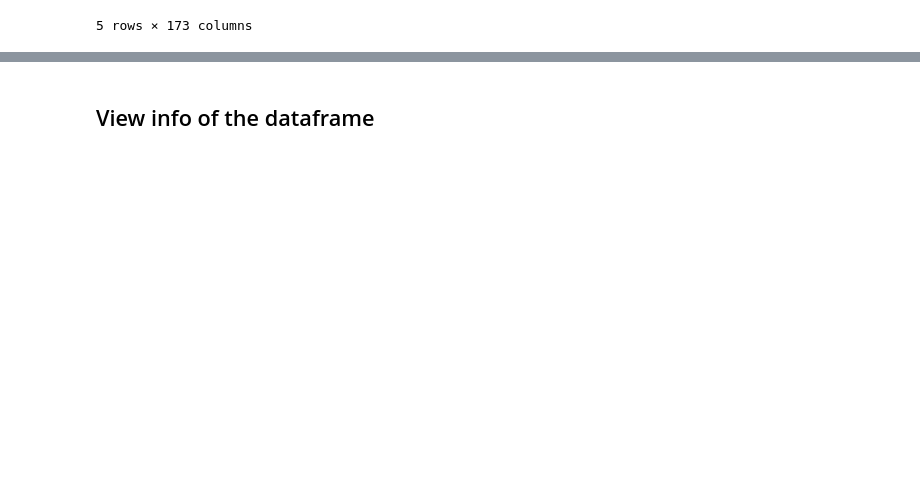
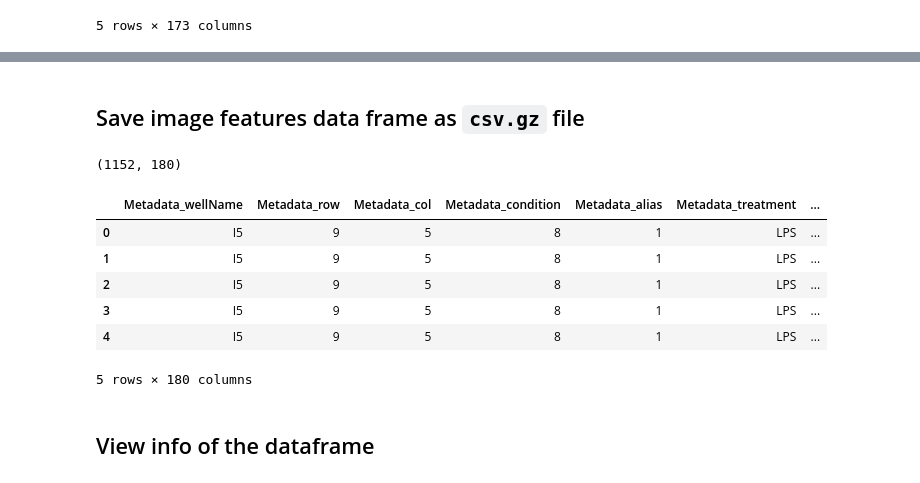
Before and after one commit to WayScience/pyroptosis_signature_image_profiling, a Jupyter notebook: 1.wave2_data/3.processes_features/extract_image_features_interstellar.ipynb, the cells around one changed output, grey strips where cells are left out. Cells and saved outputs as stored; diff of their text form; code cells hidden in the pictures; blank space fills up the shorter version.

```diff
--- a/1.wave2_data/3.processes_features/extract_image_features_interstellar.ipynb
+++ b/1.wave2_data/3.processes_features/extract_image_features_interstellar.ipynb
@@ -80,3 +123,20 @@ image_features_df.head()
+# %% [markdown]
+## Save image features data frame as `csv.gz` file
+# %%
+# Save image feature data as a csv
+output(image_features_df, image_features_output_file)
+
+print(image_features_df.shape)
+image_features_df.head()
+# %% [output]
+(1152, 180)
+|  | Metadata_wellName | Metadata_row | Metadata_col | Metadata_condition | Metadata_alias | Metadata_treatment | ... |
+| 0 | I5 | 9 | 5 | 8 | 1 | LPS | ... |
+| 1 | I5 | 9 | 5 | 8 | 1 | LPS | ... |
+| 2 | I5 | 9 | 5 | 8 | 1 | LPS | ... |
+| 3 | I5 | 9 | 5 | 8 | 1 | LPS | ... |
+| 4 | I5 | 9 | 5 | 8 | 1 | LPS | ... |
+5 rows × 180 columns
 # %% [markdown]
 ## View info of the dataframe
 # %%
```
Also changed, not shown: parts of 11 cells of this notebook, 10 other files.
